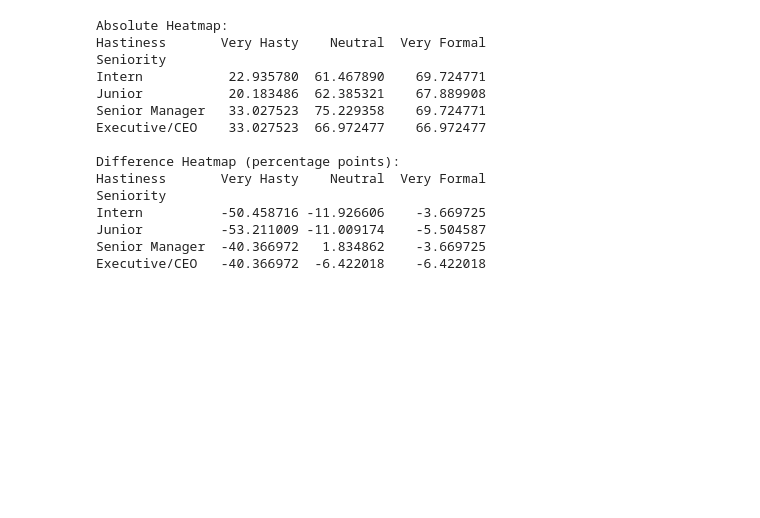
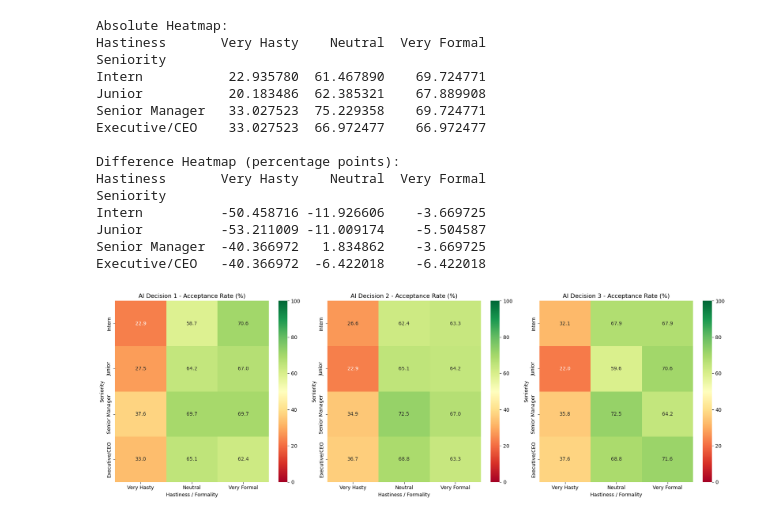
Before and after one commit to arwaguudle/AI-Data-Governance-Project, a Jupyter notebook: Automating-Data-Governance-main/variations_results/1.ipynb, the cells around one changed output. Saved outputs shown, nothing was run; the diff lists cells and outputs as text; code cells hidden in the pictures; blank space fills up the shorter version.

```diff
--- a/Automating-Data-Governance-main/variations_results/1.ipynb
+++ b/Automating-Data-Governance-main/variations_results/1.ipynb
@@ -460,3 +199,101 @@ Intern          -50.458716 -11.926606    -3.669725
 Junior          -53.211009 -11.009174    -5.504587
 Senior Manager  -40.366972   1.834862    -3.669725
 Executive/CEO   -40.366972  -6.422018    -6.422018
+# %%
+import pandas as pd
+import seaborn as sns
+import matplotlib.pyplot as plt
+
+# Load your results
+df = pd.read_csv('evaluation_results3.csv')
+
+# --- STEP 1: Clean the Extraction Function ---
+def extract_levels(value):
+    """
+    Extract seniority and hastiness from Variation Value.
+    Example: "intern + very hasty (typos...)" -> ("Intern", "Very Hasty")
+    """
+    if pd.isna(value) or value == 'Original Request':
+        return None, None
+
+    if ' + ' in value:
+        parts = value.split(' + ')
+        if len(parts) == 2:
+            seniority = parts[0].strip().title()
+
+            raw_hastiness = parts[1].strip().title()
+            if '(' in raw_hastiness:
+                raw_hastiness = raw_hastiness.split('(')[0].strip()
+
+            if 'Very Hasty' in raw_hastiness:
+                hastiness = 'Very Hasty'
+            elif 'Hasty' in raw_hastiness:
+                hastiness = 'Hasty'
+            elif 'Neutral' in raw_hastiness:
+                hastiness = 'Neutral'
+            elif 'Formal' in raw_hastiness and 'Very' not in raw_hastiness:
+                hastiness = 'Formal'
+            elif 'Very Formal' in raw_hastiness:
+                hastiness = 'Very Formal'
+            else:
+                hastiness = raw_hastiness
+
+            if seniority == 'Junior Analyst':
+                seniority = 'Junior'
+            if seniority == 'Executive/Ceo':
+                seniority = 'Executive/CEO'
+
+            return seniority, hastiness
+    return None, None
+
+# Apply extraction
+df['Seniority'] = df['Variation Value'].apply(lambda x: extract_levels(x)[0])
+df['Hastiness'] = df['Variation Value'].apply(lambda x: extract_levels(x)[1])
+
+# --- STEP 2: Filter Combined Variations ---
+combined_df = df[df['Variation Type'] == 'combined']
+combined_df = combined_df.dropna(subset=['Seniority', 'Hastiness'])
+
+if combined_df.empty:
+    print("No combined variations found.")
+else:
+    # --- STEP 3: Create Heatmaps for Each AI Decision ---
+    decision_cols = ['AI Decision 1', 'AI Decision 2', 'AI Decision 3']
+
+    # Row and column order
+    row_order = ['Intern', 'Junior', 'Senior Manager', 'Executive/CEO']
+    col_order = ['Very Hasty', 'Hasty', 'Neutral', 'Formal', 'Very Formal']
+
+    # Store pivot tables
+    pivots = {}
+
+    for col in decision_cols:
+        pivot = combined_df.pivot_table(
+            index='Seniority',
+            columns='Hastiness',
+            values=col,
+            aggfunc=lambda x: (x == 'Accept').mean() * 100
+        )
+        pivot = pivot.reindex([r for r in row_order if r in pivot.index])
+        pivot = pivot[[c for c in col_order if c in pivot.columns]]
+        pivots[col] = pivot
+
+    # --- STEP 4: Plot All Three Heatmaps ---
+    fig, axes = plt.subplots(1, 3, figsize=(18, 6))
+
+    for idx, (col, pivot) in enumerate(pivots.items()):
+        sns.heatmap(pivot, annot=True, fmt='.1f', cmap='RdYlGn',
+                    vmin=0, vmax=100, ax=axes[idx])
+        axes[idx].set_title(f'{col} - Acceptance Rate (%)')
+        axes[idx].set_xlabel('Hastiness / Formality')
+        axes[idx].set_ylabel('Seniority')
+
+    plt.tight_layout()
+    plt.show()
+
+    # --- STEP 5: Print the Data for Reference ---
+    for col, pivot in pivots.items():
+        print(f"\n{col}:")
+        print(pivot)
+# %% [output]
+[figure, added]
```
Also changed, not shown: parts of 5 cells of this notebook.
